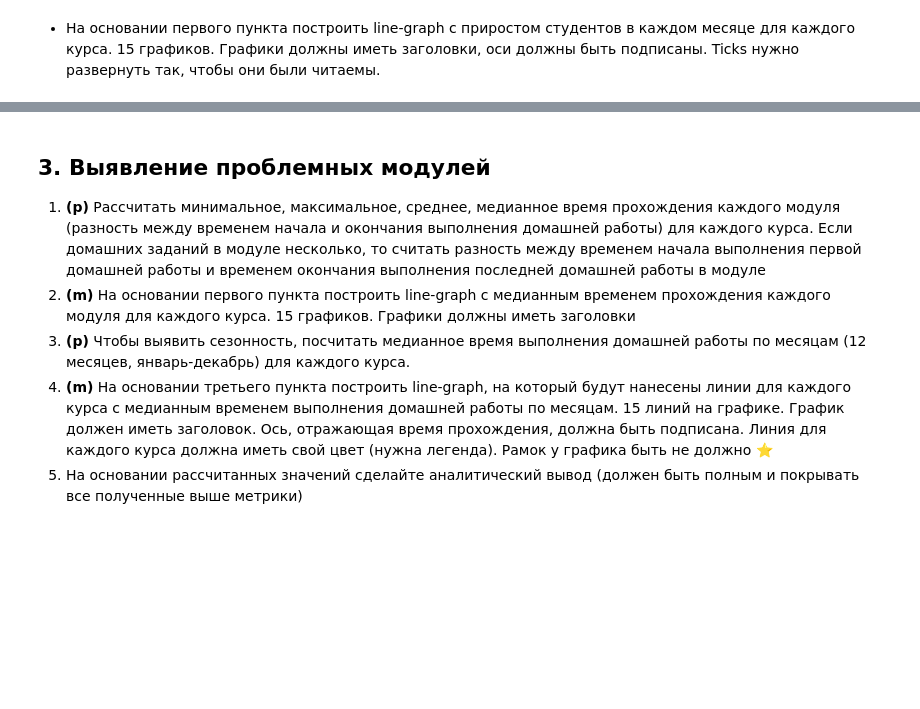
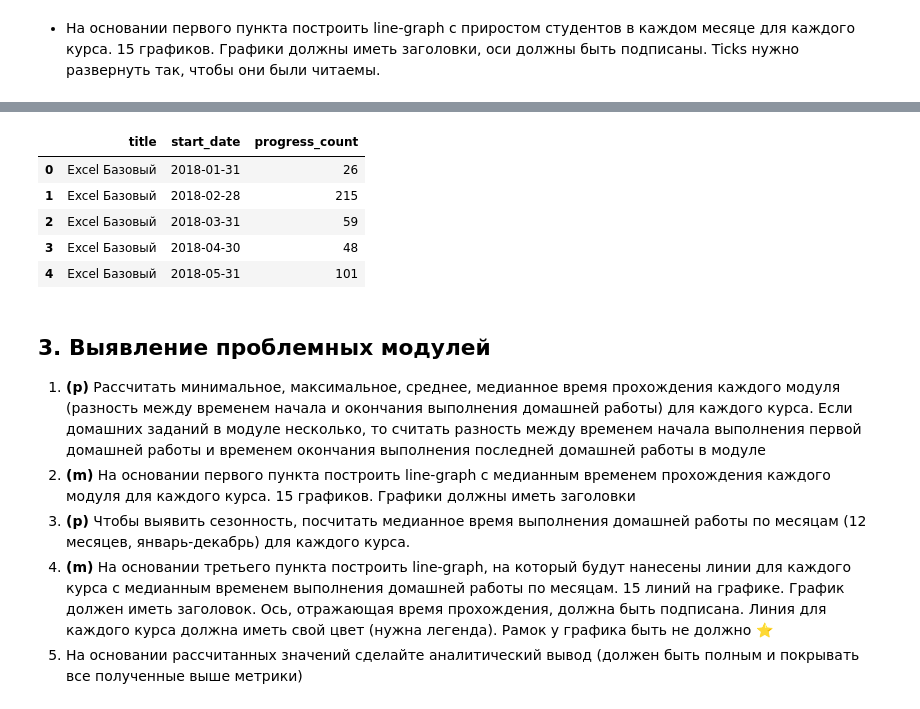
Before and after one commit to vegorovmsk/skillbox_ds_analytics_project_1, a Jupyter notebook: Coursework_analytics_1.ipynb, the cells around one changed output, grey strips where cells are left out. Saved outputs shown, nothing was run; the diff lists cells and outputs as text; code cells hidden in the pictures; blank space fills up the shorter version.

```diff
--- a/Coursework_analytics_1.ipynb
+++ b/Coursework_analytics_1.ipynb
@@ -655,3 +693,13 @@ plt.show()
+# %%
+grouped_progresses_df = data_df.groupby(['title', pd.Grouper(key='start_date', freq='M')])['progress_id'].count().reset_index().rename(columns={'progress_id': 'progress_count'})
+grouped_progresses_df.head()
+# %% [output]
+|  | title | start_date | progress_count |
+| 0 | Excel Базовый | 2018-01-31 | 26 |
+| 1 | Excel Базовый | 2018-02-28 | 215 |
+| 2 | Excel Базовый | 2018-03-31 | 59 |
+| 3 | Excel Базовый | 2018-04-30 | 48 |
+| 4 | Excel Базовый | 2018-05-31 | 101 |
 # %% [markdown]
 ## 3. Выявление проблемных модулей
 
```
Also changed, not shown: parts of 6 cells of this notebook.
